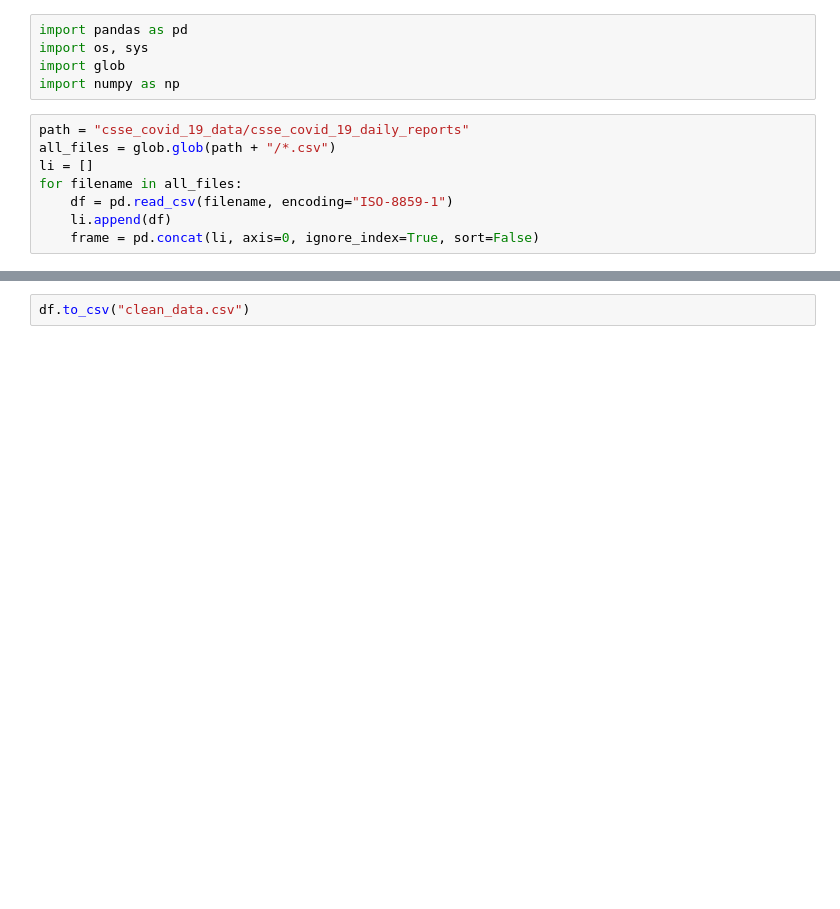
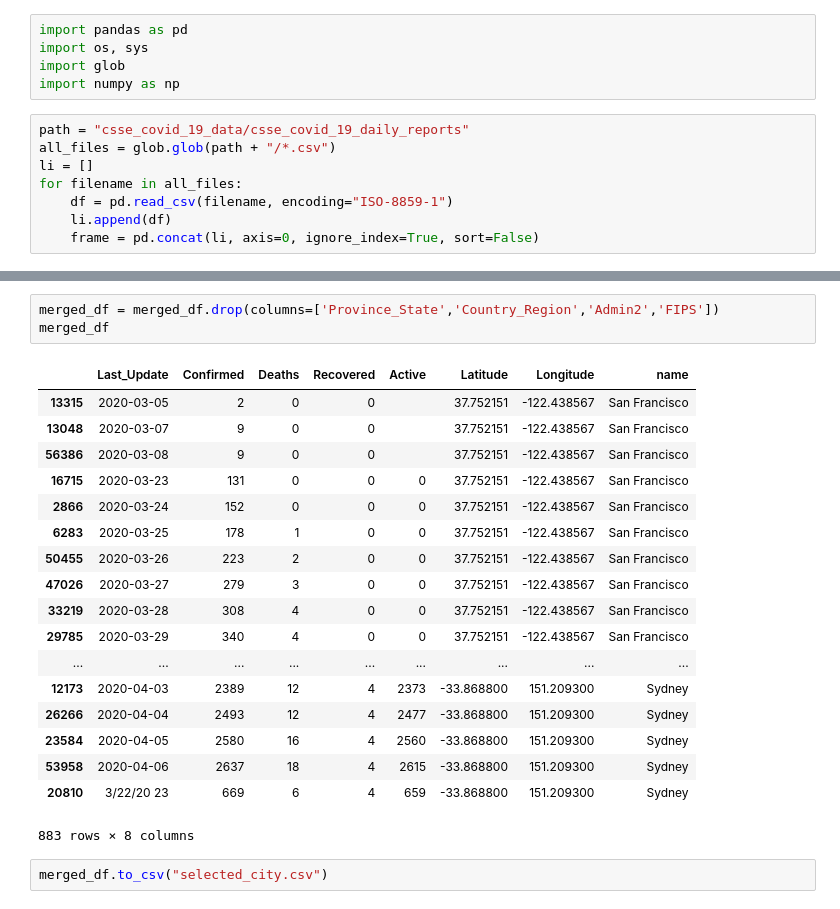
Before and after one commit to skennedy18/CovidProject, a Jupyter notebook: Iktae.ipynb, the cells around one changed output, grey strips where cells are left out. Cells and saved outputs as stored; diff of their text form; blank space fills up the shorter version.

```diff
--- a/Iktae.ipynb
+++ b/Iktae.ipynb
@@ -68,2 +170,24 @@ df
+# %%
+merged_df = merged_df.drop(columns=['Province_State','Country_Region','Admin2','FIPS'])
+merged_df
+# %% [output]
+|  | Last_Update | Confirmed | Deaths | Recovered | Active | Latitude | Longitude | name |
+| 13315 | 2020-03-05 | 2 | 0 | 0 |  | 37.752151 | -122.438567 | San Francisco |
+| 13048 | 2020-03-07 | 9 | 0 | 0 |  | 37.752151 | -122.438567 | San Francisco |
+| 56386 | 2020-03-08 | 9 | 0 | 0 |  | 37.752151 | -122.438567 | San Francisco |
+| 16715 | 2020-03-23 | 131 | 0 | 0 | 0 | 37.752151 | -122.438567 | San Francisco |
+| 2866 | 2020-03-24 | 152 | 0 | 0 | 0 | 37.752151 | -122.438567 | San Francisco |
+| 6283 | 2020-03-25 | 178 | 1 | 0 | 0 | 37.752151 | -122.438567 | San Francisco |
+| 50455 | 2020-03-26 | 223 | 2 | 0 | 0 | 37.752151 | -122.438567 | San Francisco |
+| 47026 | 2020-03-27 | 279 | 3 | 0 | 0 | 37.752151 | -122.438567 | San Francisco |
+| 33219 | 2020-03-28 | 308 | 4 | 0 | 0 | 37.752151 | -122.438567 | San Francisco |
+| 29785 | 2020-03-29 | 340 | 4 | 0 | 0 | 37.752151 | -122.438567 | San Francisco |
+| ... | ... | ... | ... | ... | ... | ... | ... | ... |
+| 12173 | 2020-04-03 | 2389 | 12 | 4 | 2373 | -33.868800 | 151.209300 | Sydney |
+| 26266 | 2020-04-04 | 2493 | 12 | 4 | 2477 | -33.868800 | 151.209300 | Sydney |
+| 23584 | 2020-04-05 | 2580 | 16 | 4 | 2560 | -33.868800 | 151.209300 | Sydney |
+| 53958 | 2020-04-06 | 2637 | 18 | 4 | 2615 | -33.868800 | 151.209300 | Sydney |
+| 20810 | 3/22/20 23 | 669 | 6 | 4 | 659 | -33.868800 | 151.209300 | Sydney |
+883 rows × 8 columns
 # %%
-df.to_csv("clean_data.csv")
+merged_df.to_csv("selected_city.csv")
```
Also changed, not shown: parts of 8 cells of this notebook, 2 other files.
